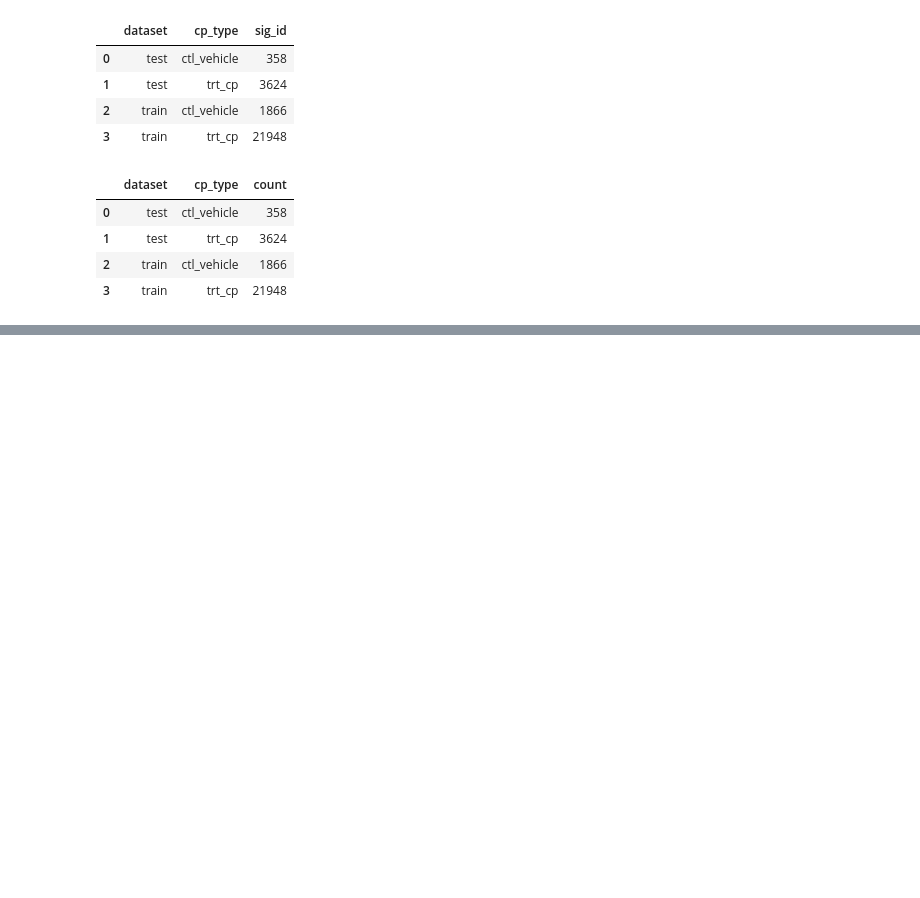
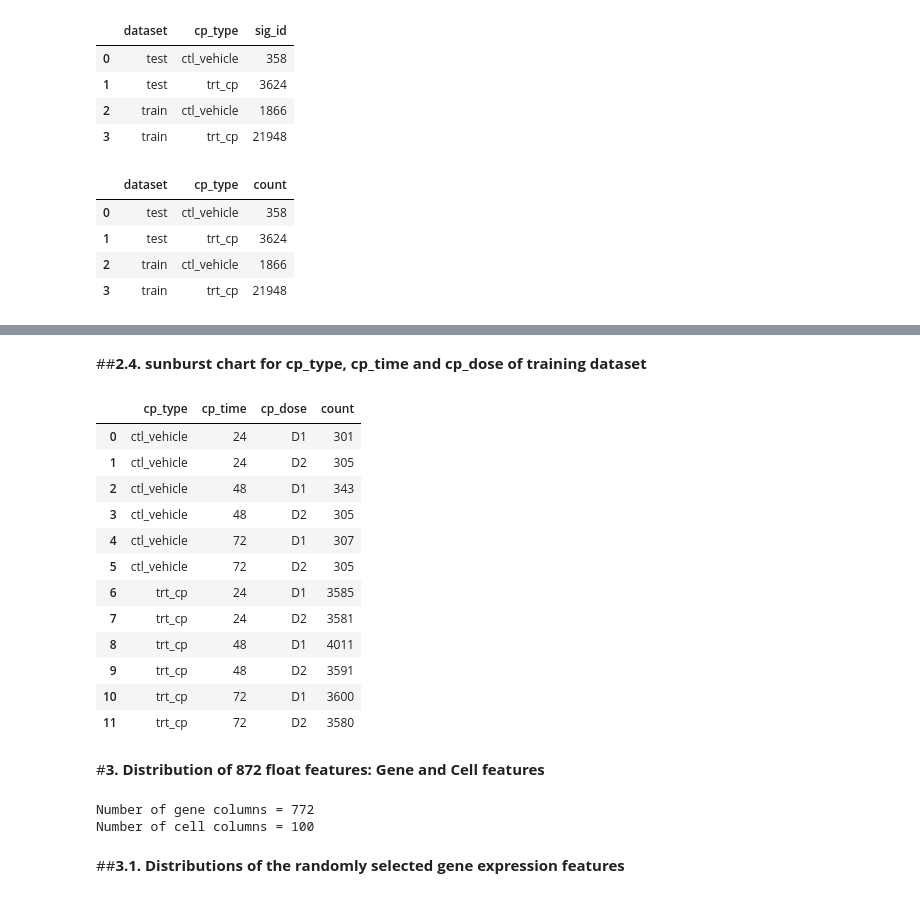
Before and after one commit to tuantla80/Mechanisms-of-Action-Prediction, a Jupyter notebook: MoA_Prediction_EDA_(Exploratory_Data_Analysis).ipynb, the cells around one changed output, grey strips where cells are left out. Saved outputs shown, nothing was run; the diff lists cells and outputs as text; code cells hidden in the pictures; blank space fills up the shorter version.

```diff
--- a/MoA_Prediction_EDA_(Exploratory_Data_Analysis).ipynb
+++ b/MoA_Prediction_EDA_(Exploratory_Data_Analysis).ipynb
@@ -163,0 +236,19 @@ fig.show("svg")
+# %% [markdown]
+##**2.4. sunburst chart for cp_type, cp_time and cp_dose of training dataset**
+# %%
+df_sunburst = df_train.groupby(['cp_type', 'cp_time', 'cp_dose'])['sig_id'].count().reset_index().rename(columns={'sig_id': 'count'})
+df_sunburst
+# %% [output]
+|  | cp_type | cp_time | cp_dose | count |
+| 0 | ctl_vehicle | 24 | D1 | 301 |
+| 1 | ctl_vehicle | 24 | D2 | 305 |
+| 2 | ctl_vehicle | 48 | D1 | 343 |
+| 3 | ctl_vehicle | 48 | D2 | 305 |
+| 4 | ctl_vehicle | 72 | D1 | 307 |
+| 5 | ctl_vehicle | 72 | D2 | 305 |
+| 6 | trt_cp | 24 | D1 | 3585 |
+| 7 | trt_cp | 24 | D2 | 3581 |
+| 8 | trt_cp | 48 | D1 | 4011 |
+| 9 | trt_cp | 48 | D2 | 3591 |
+| 10 | trt_cp | 72 | D1 | 3600 |
+| 11 | trt_cp | 72 | D2 | 3580 |
@@ -163,0 +263,12 @@ fig.show("svg")
+# %% [markdown]
+#**3. Distribution of 872 float features: Gene and Cell features**
+# %%
+train_cols = df_train.columns
+gene_cols = [col for col in train_cols if col.startswith('g-')]
+cell_cols = [col for col in train_cols if col.startswith('c-')]
+
+print(f'Number of gene columns = {len(gene_cols)}')
+print(f'Number of cell columns = {len(cell_cols)}')
+# %% [output]
+Number of gene columns = 772
+Number of cell columns = 100
@@ -163,0 +288,2 @@ fig.show("svg")
+# %% [markdown]
+##**3.1. Distributions of the randomly selected gene expression features**
```
Also changed, not shown: parts of 42 cells of this notebook.
